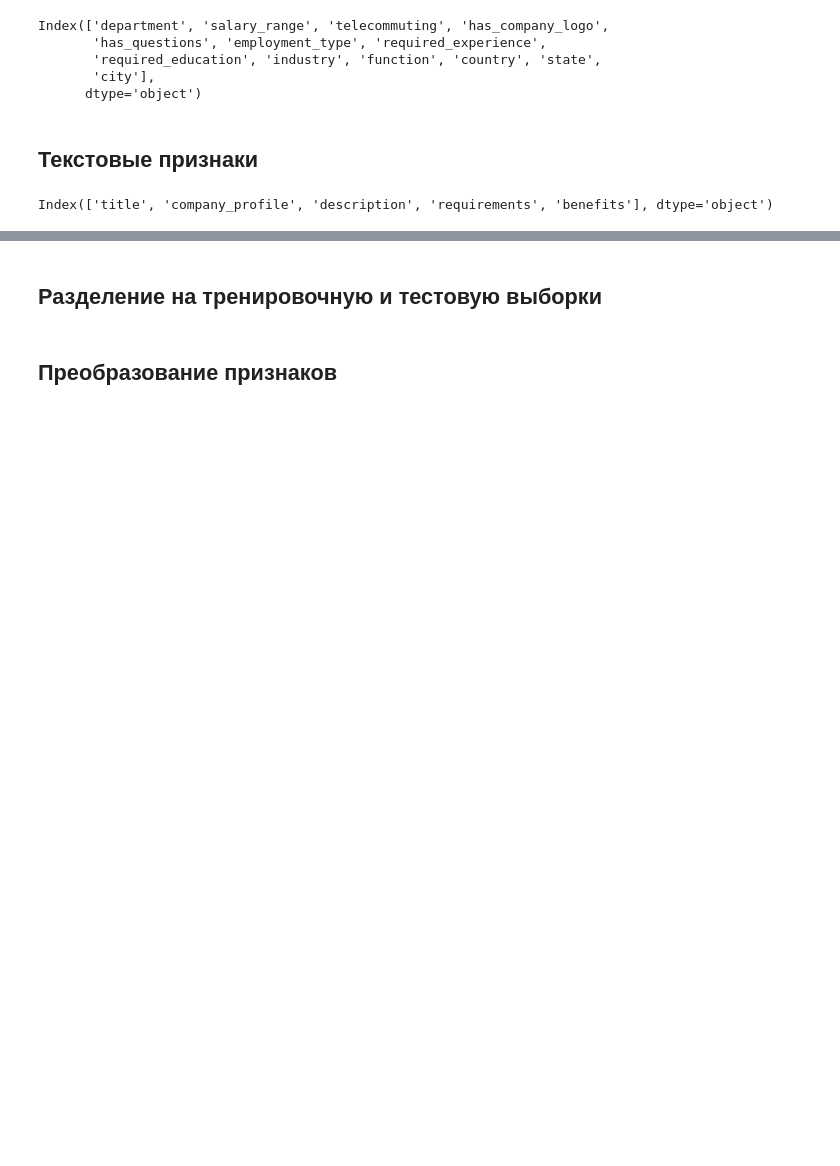
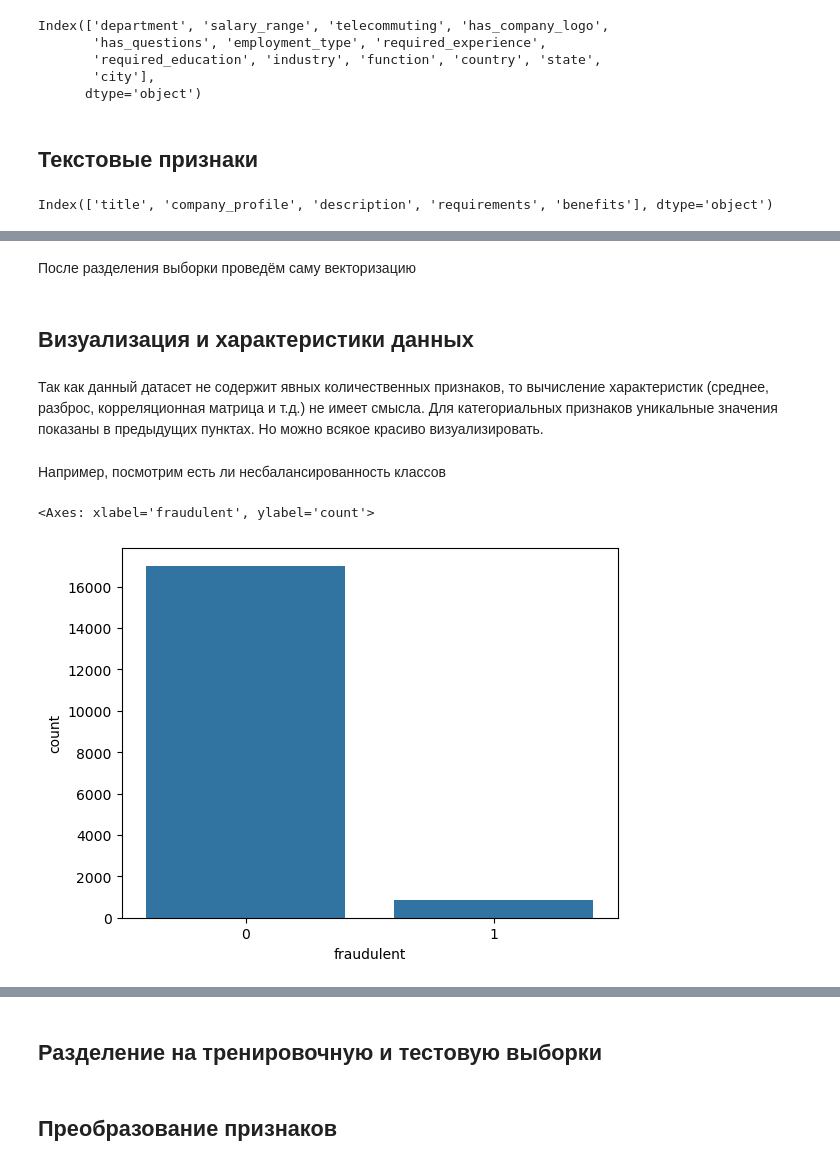
Before and after one commit to oleg-w570/real-or-fake-job-posting, a Jupyter notebook: real_or_fake_job_posting.ipynb, the cells around one changed output, grey strips where cells are left out. Saved outputs shown, nothing was run; the diff lists cells and outputs as text; code cells hidden in the pictures; blank space fills up the shorter version.

```diff
--- a/real_or_fake_job_posting.ipynb
+++ b/real_or_fake_job_posting.ipynb
@@ -224,3 +232,16 @@ def clean_text(text):
 
 
 data["combined_text"] = data["combined_text"].apply(clean_text)
+# %% [markdown]
+После разделения выборки проведём саму векторизацию
+# %% [markdown]
+## Визуализация и характеристики данных
+# %% [markdown]
+Так как данный датасет не содержит явных количественных признаков, то вычисление характеристик (среднее, разброс, корреляционная матрица и т.д.) не имеет смысла. Для категориальных признаков уникальные значения показаны в предыдущих пунктах. Но можно всякое красиво визуализировать.
+# %% [markdown]
+Например, посмотрим есть ли несбалансированность классов
+# %%
+sns.countplot(x="fraudulent", data=data)
+# %% [output]
+<Axes: xlabel='fraudulent', ylabel='count'>
+[figure, added]
```
Also changed, not shown: parts of 30 cells of this notebook.
